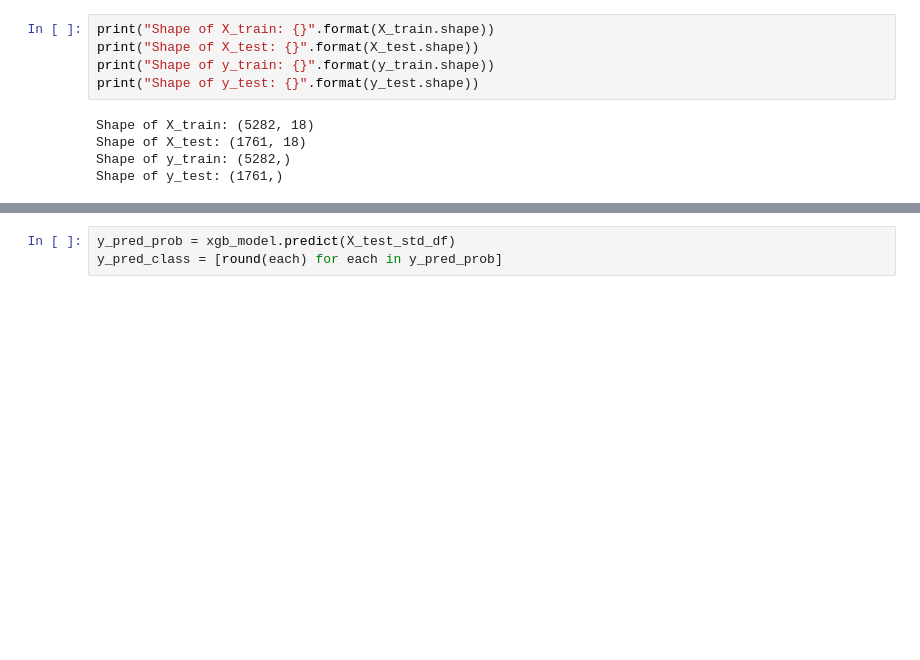
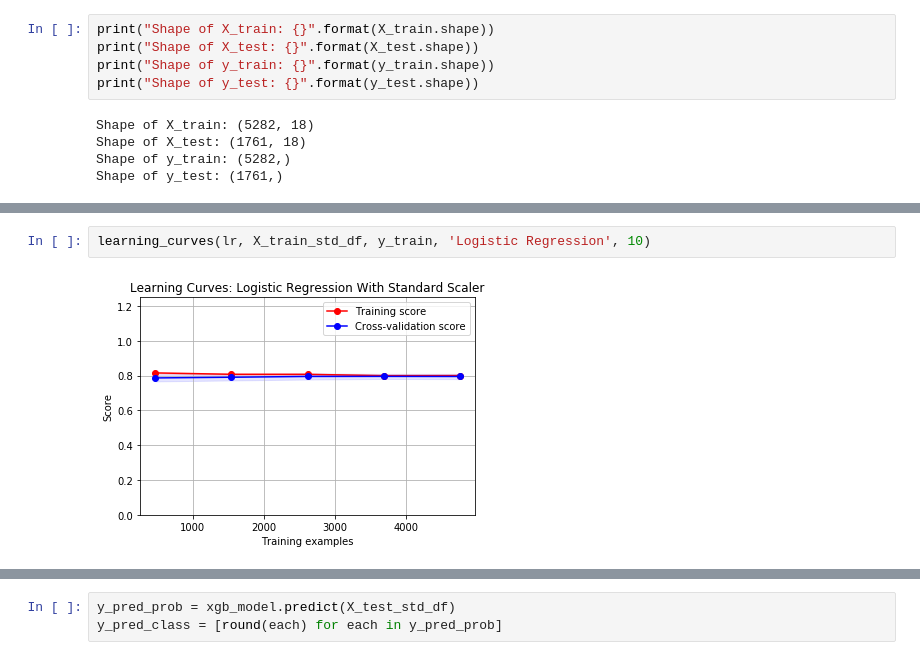
Before and after one commit to grantaguinaldo/mlnd-capstone, a Jupyter notebook: working/working_draft_002.ipynb, the cells around one changed output, grey strips where cells are left out. Cells and saved outputs as stored; diff of their text form; blank space fills up the shorter version.

```diff
--- a/working/working_draft_002.ipynb
+++ b/working/working_draft_002.ipynb
@@ -731,0 +612,4 @@ XGBClassifier(base_score=0.5, booster='gbtree', colsample_bylevel=1,
+# %%
+learning_curves(lr, X_train_std_df, y_train, 'Logistic Regression', 10)
+# %% [output]
+[figure, added]
```
Also changed, not shown: parts of 132 cells of this notebook.
